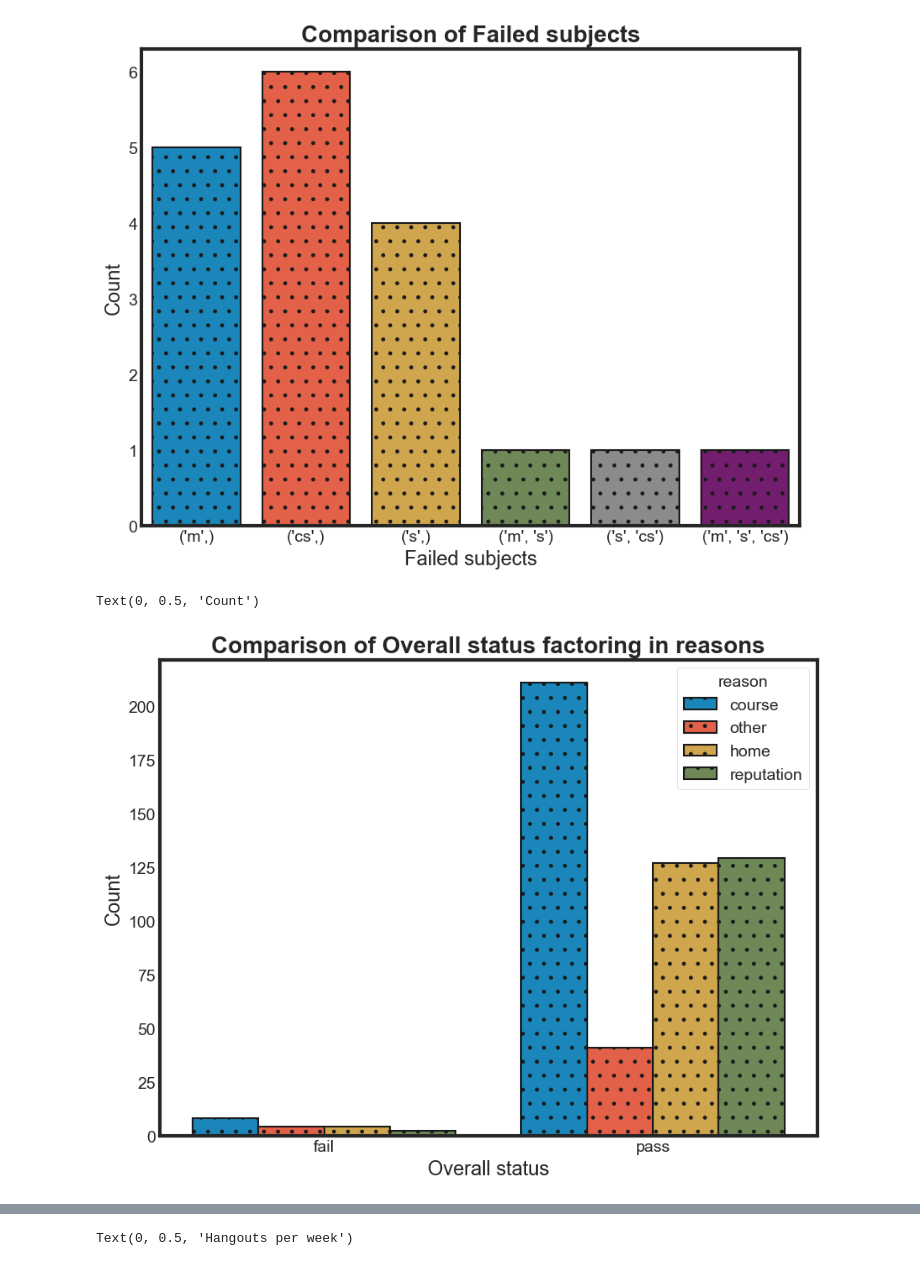
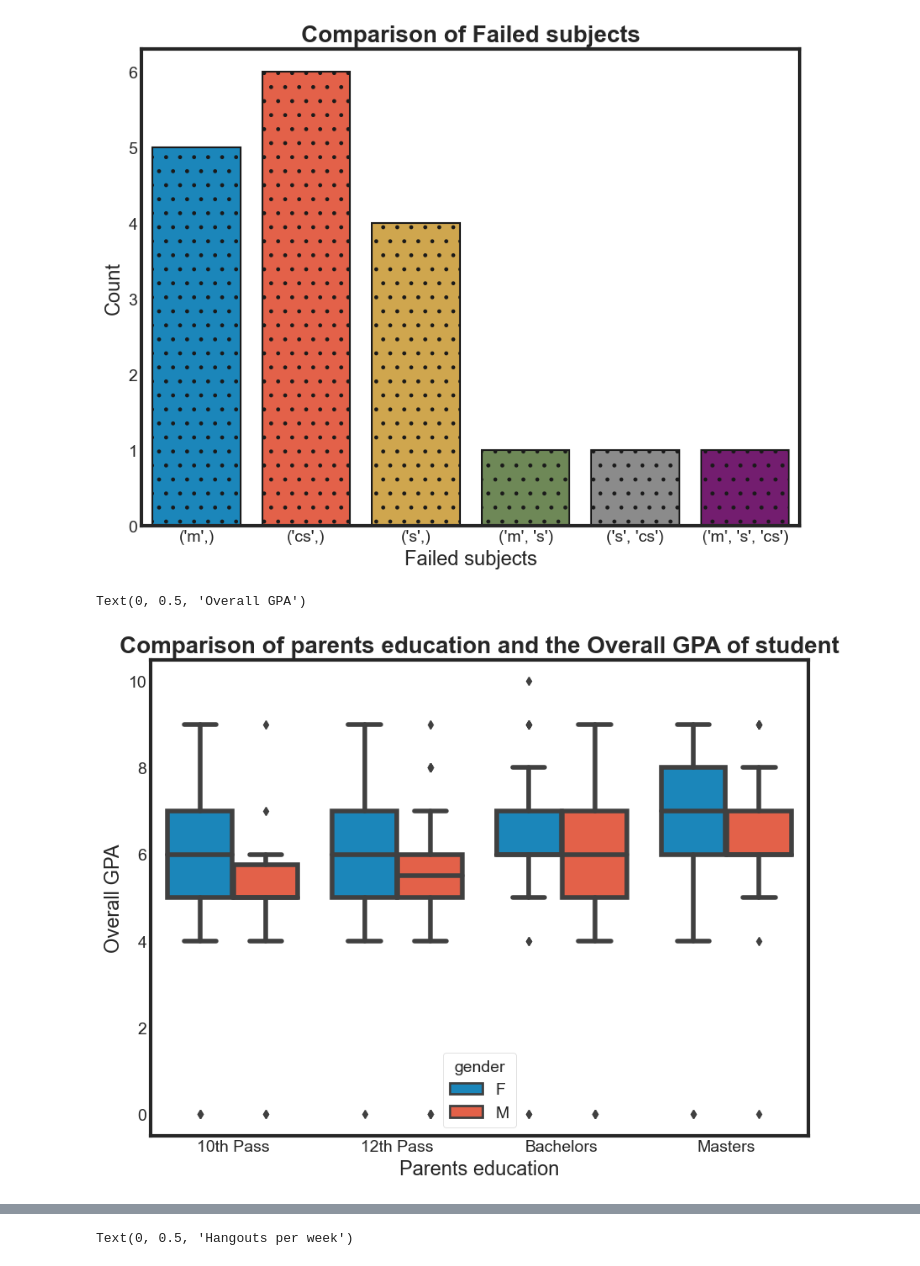
Before and after one commit to Kushal-Chandar/statistics-student-performance-analysis, a Jupyter notebook: analysis.ipynb, the cells around one changed output, grey strips where cells are left out. Saved outputs shown, nothing was run; the diff lists cells and outputs as text; code cells hidden in the pictures.

Commit message:
feat: new graph

```diff
--- a/analysis.ipynb
+++ b/analysis.ipynb
@@ -527,17 +527,17 @@ graph.set_ylabel("Count", fontweight=20, fontsize=17)
 Text(0, 0.5, 'Count')
 [figure]
 # %%
-graph = sns.countplot(
-    data, x="overall_status", edgecolor="0.1", linewidth=1.5, hatch=".", hue="reason"
+graph = sns.boxplot(data, x="parentedu", y="overall_gpa", hue="gender")
+graph.set_title(
+    "Comparison of parents education and the Overall GPA of student",
+    weight="bold",
+    fontsize=20,
 )
-graph.set_title(
-    "Comparison of Overall status factoring in reasons", weight="bold", fontsize=20
-)
-graph.set_xlabel("Overall status", fontweight=20, fontsize=17)
-graph.set_ylabel("Count", fontweight=20, fontsize=17)
+graph.set_xlabel("Parents education", fontweight=20, fontsize=17)
+graph.set_ylabel("Overall GPA", fontweight=20, fontsize=17)
 # %% [output]
-Text(0, 0.5, 'Count')
+Text(0, 0.5, 'Overall GPA')
-[figure, old version]
+[figure, new version]
 # %%
 graph = sns.barplot(data, x="overall_status", y="studytime")
 graph.set_title(
```
Also changed, not shown: parts of 5 cells of this notebook.
